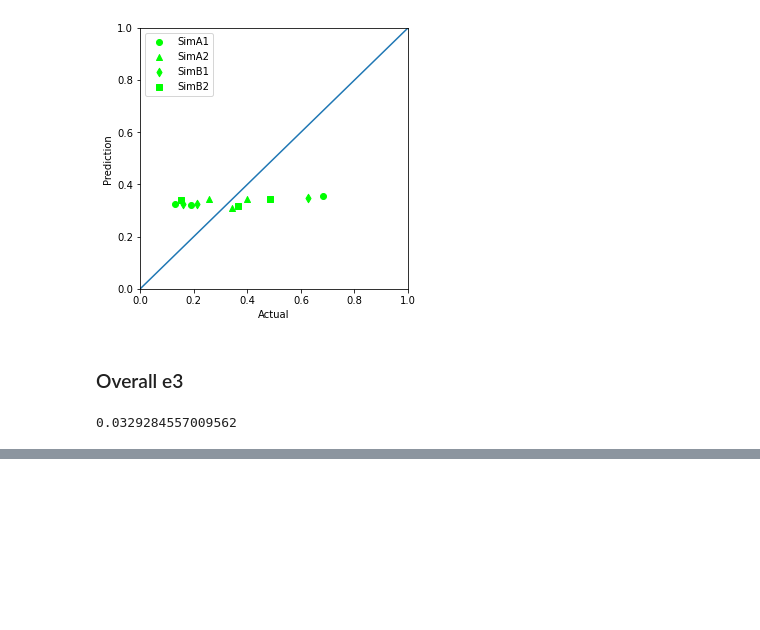
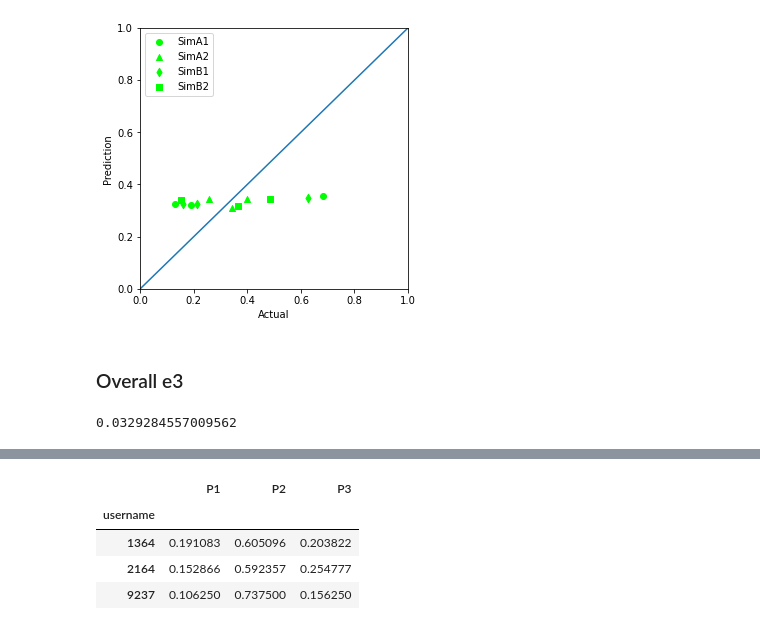
Before and after one commit to Rahgooy/mlba_ml, a Jupyter notebook: Aggregate learning.ipynb, the cells around one changed output, grey strips where cells are left out. Cells and saved outputs as stored; diff of their text form; code cells hidden in the pictures; blank space fills up the shorter version.

```diff
--- a/Aggregate learning.ipynb
+++ b/Aggregate learning.ipynb
@@ -319,0 +341,8 @@ SimB2
+# %%
+user_sim_probs[user_sim_probs.P1 < 0.2]
+# %% [output]
+|  | P1 | P2 | P3 |
+| username |  |  |  |
+| 1364 | 0.191083 | 0.605096 | 0.203822 |
+| 2164 | 0.152866 | 0.592357 | 0.254777 |
+| 9237 | 0.106250 | 0.737500 | 0.156250 |
```
Also changed, not shown: parts of 6 cells of this notebook, 3 other files.
